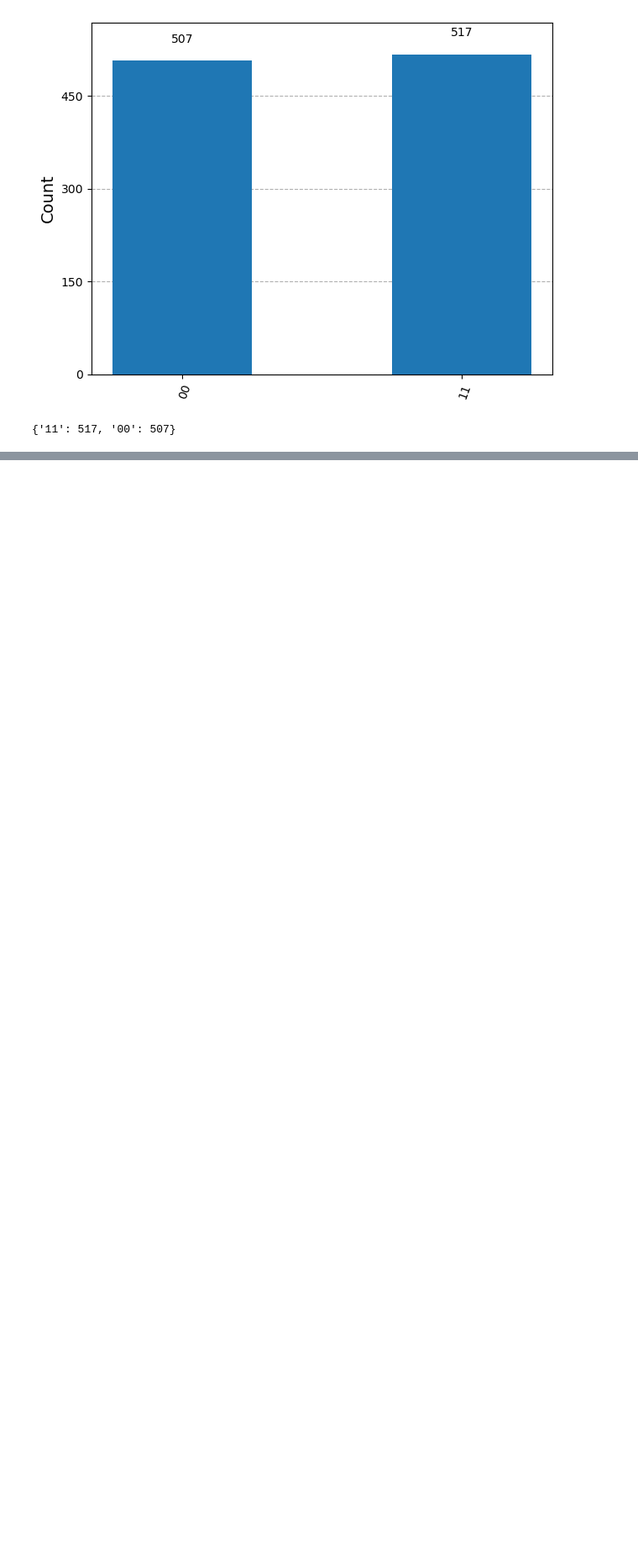
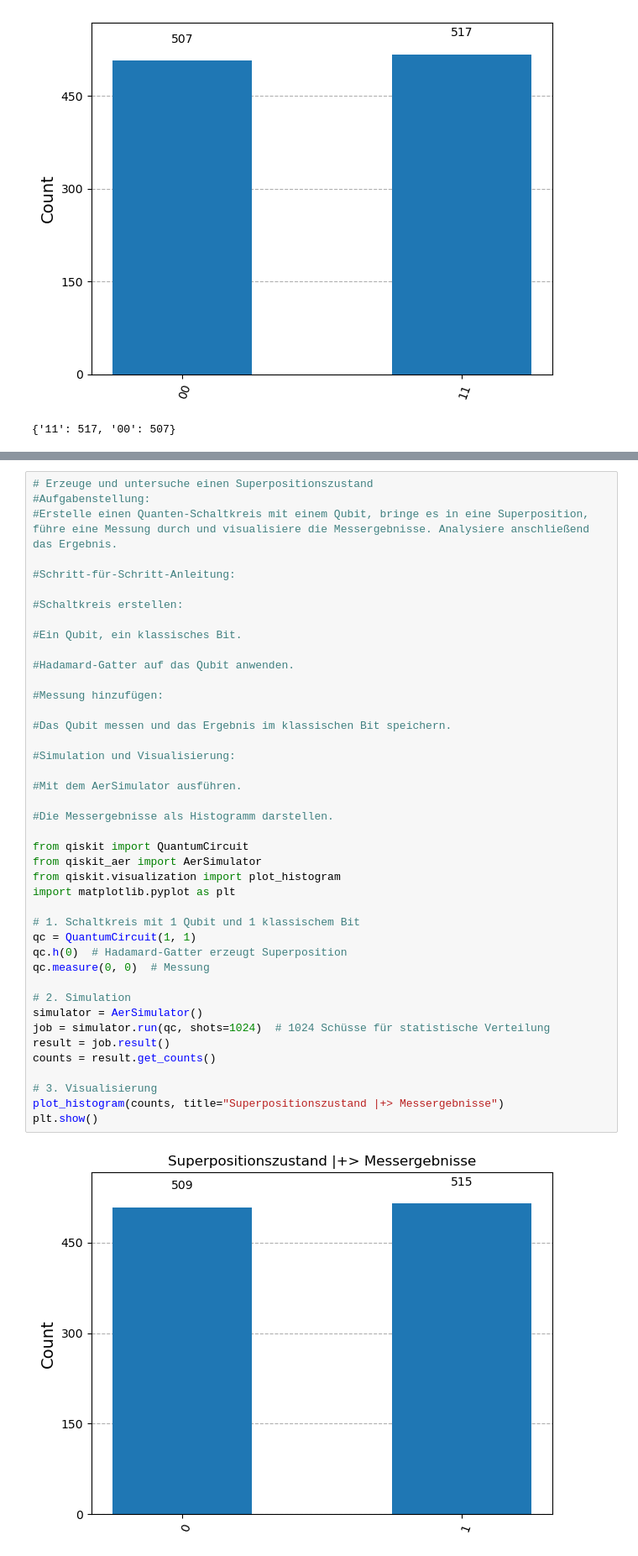
Before and after one commit to Qbannes/Quantumcomputing_all_about, a Jupyter notebook: Qiskit_Erste_Versuche.ipynb, the cells around one changed output, grey strips where cells are left out. Shown at 84% size. Cells and saved outputs as stored; diff of their text form; blank space fills up the shorter version.

```diff
--- a/Qiskit_Erste_Versuche.ipynb
+++ b/Qiskit_Erste_Versuche.ipynb
@@ -135,0 +139,44 @@ plt.show()
+# %%
+# Erzeuge und untersuche einen Superpositionszustand
+#Aufgabenstellung:
+#Erstelle einen Quanten-Schaltkreis mit einem Qubit, bringe es in eine Superposition, führe eine Messung durch und visualisiere die Messergebnisse. Analysiere anschließend das Ergebnis.
+
+#Schritt-für-Schritt-Anleitung:
+
+#Schaltkreis erstellen:
+
+#Ein Qubit, ein klassisches Bit.
+
+#Hadamard-Gatter auf das Qubit anwenden.
+
+#Messung hinzufügen:
+
+#Das Qubit messen und das Ergebnis im klassischen Bit speichern.
+
+#Simulation und Visualisierung:
+
+#Mit dem AerSimulator ausführen.
+
+#Die Messergebnisse als Histogramm darstellen.
+
+from qiskit import QuantumCircuit
+from qiskit_aer import AerSimulator
+from qiskit.visualization import plot_histogram
+import matplotlib.pyplot as plt
+
+# 1. Schaltkreis mit 1 Qubit und 1 klassischem Bit
+qc = QuantumCircuit(1, 1)
+qc.h(0)  # Hadamard-Gatter erzeugt Superposition
+qc.measure(0, 0)  # Messung
+
+# 2. Simulation
+simulator = AerSimulator()
+job = simulator.run(qc, shots=1024)  # 1024 Schüsse für statistische Verteilung
+result = job.result()
+counts = result.get_counts()
+
+# 3. Visualisierung
+plot_histogram(counts, title="Superpositionszustand |+> Messergebnisse")
+plt.show()
+# %% [output]
+[figure, added]
```
Also changed, not shown: parts of 6 cells of this notebook.
